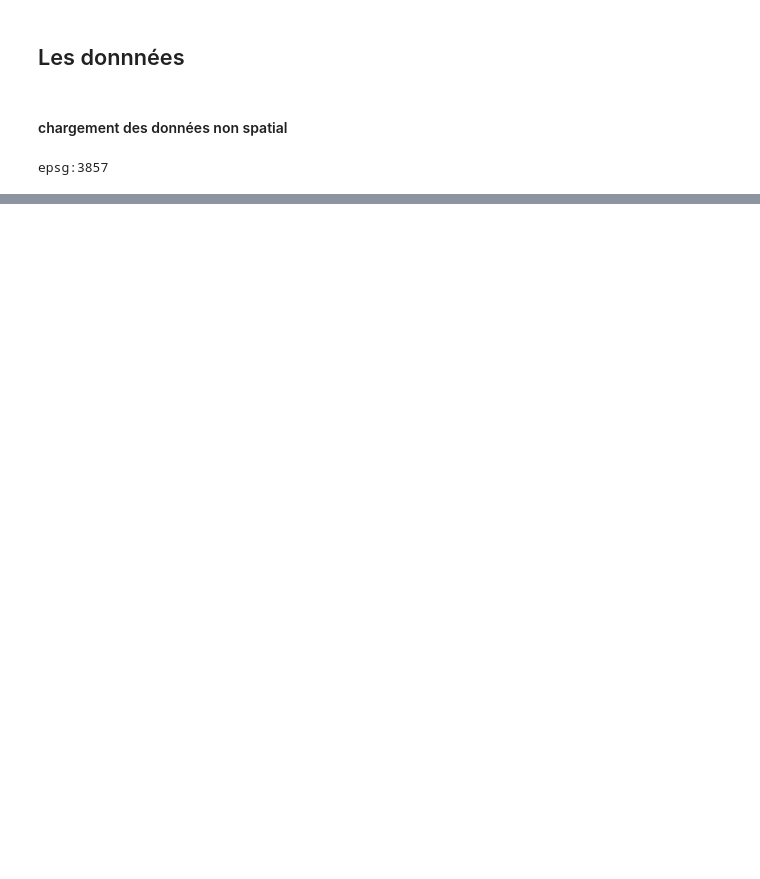
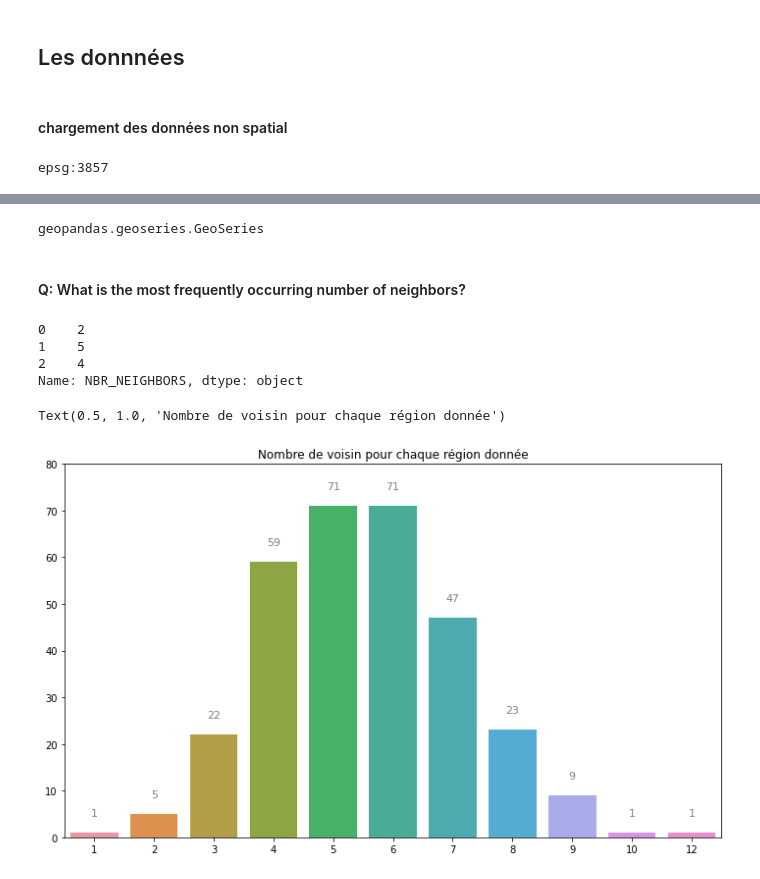
Before and after one commit to abdoulsn/spatial-econometrics, a Jupyter notebook: 01.Python_autocorrelation_spatiale.ipynb, the cells around one changed output, grey strips where cells are left out. Saved outputs shown, nothing was run; the diff lists cells and outputs as text; code cells hidden in the pictures; blank space fills up the shorter version.

```diff
--- a/01.Python_autocorrelation_spatiale.ipynb
+++ b/01.Python_autocorrelation_spatiale.ipynb
@@ -29,7 +29,7 @@ KeyError: 'MISSING'
 #### chargement des données non spatial
 # %%
 # Chargeons les données non spatial à fusionée avec les données spati
-medianhousing = gpd.read_file("medianhousing/medianhousing.dbf")
+medianhousing = gpd.read_file("medianhousing/medianhousing.shp")
 print(medianhousing.crs)
 # %% [output]
 epsg:3857
@@ -45,0 +42,39 @@ np.random.seed(12345)
+# %%
+type(medianhousing.geometry)
+# %% [output]
+geopandas.geoseries.GeoSeries
+# %% [markdown]
+#### Q: What is the most frequently occurring number of neighbors?
+# %%
+gdf = medianhousing.copy()
+# add NEIGHBORS column
+gdf["NEIGHBORS"] = None
+gdf["NBR_NEIGHBORS"] = None
+
+for index, country in gdf.iterrows():
+
+    neighbors = gdf[~gdf.geometry.disjoint(country.geometry)].NAME.tolist() # Get des communes qui sont NON disjoints
+    neighbors = [ name for name in neighbors if country.NAME != name ] # # remove own name of the country from the list
+
+    gdf.at[index, "NEIGHBORS"] = ", ".join(neighbors)  # add names of neighbors as NEIGHBORS value
+    gdf.at[index, "NBR_NEIGHBORS"] = len(neighbors)  # add len of neighbors as NEIGHBORS value
+print(gdf.loc[:,"NBR_NEIGHBORS"].head(3))
+
+print("")
+plt.figure(figsize=(12,7))
+ax = sns.barplot(x=gdf.NBR_NEIGHBORS.value_counts().index, y=gdf.NBR_NEIGHBORS.value_counts().values, )
+
+#annotate axis = seaborn axis
+for p in ax.patches:
+             ax.annotate("%.0f" % p.get_height(), (p.get_x() + p.get_width() / 2., p.get_height()),
+                 ha='center', va='center', fontsize=11, color='gray', xytext=(0, 20),
+                 textcoords='offset points')
+_ = ax.set_ylim(0,80)
+ax.set_title("Nombre de voisin pour chaque région donnée")
+# %% [output]
+0    2
+1    5
+2    4
+Name: NBR_NEIGHBORS, dtype: object
+Text(0.5, 1.0, 'Nombre de voisin pour chaque région donnée')
+[figure, added]
```
Also changed, not shown: parts of 5 cells of this notebook.
